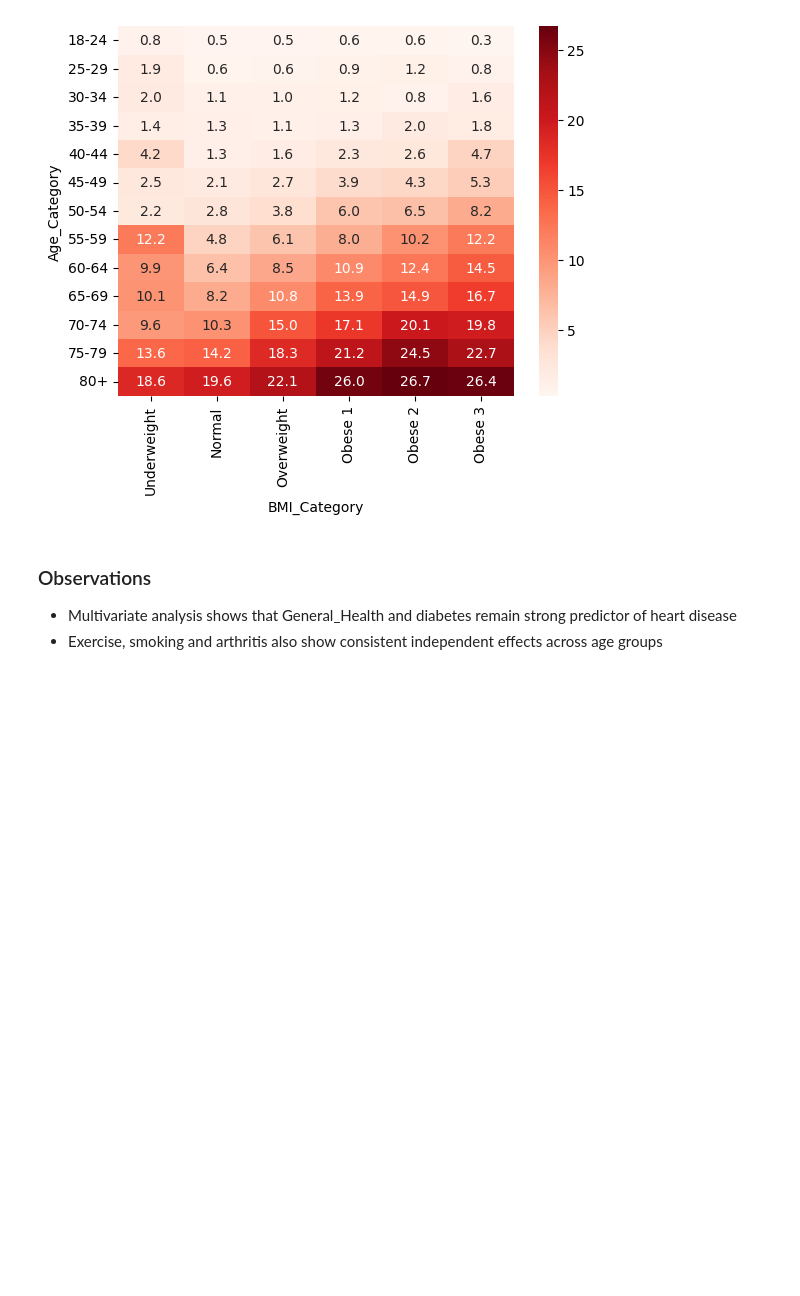
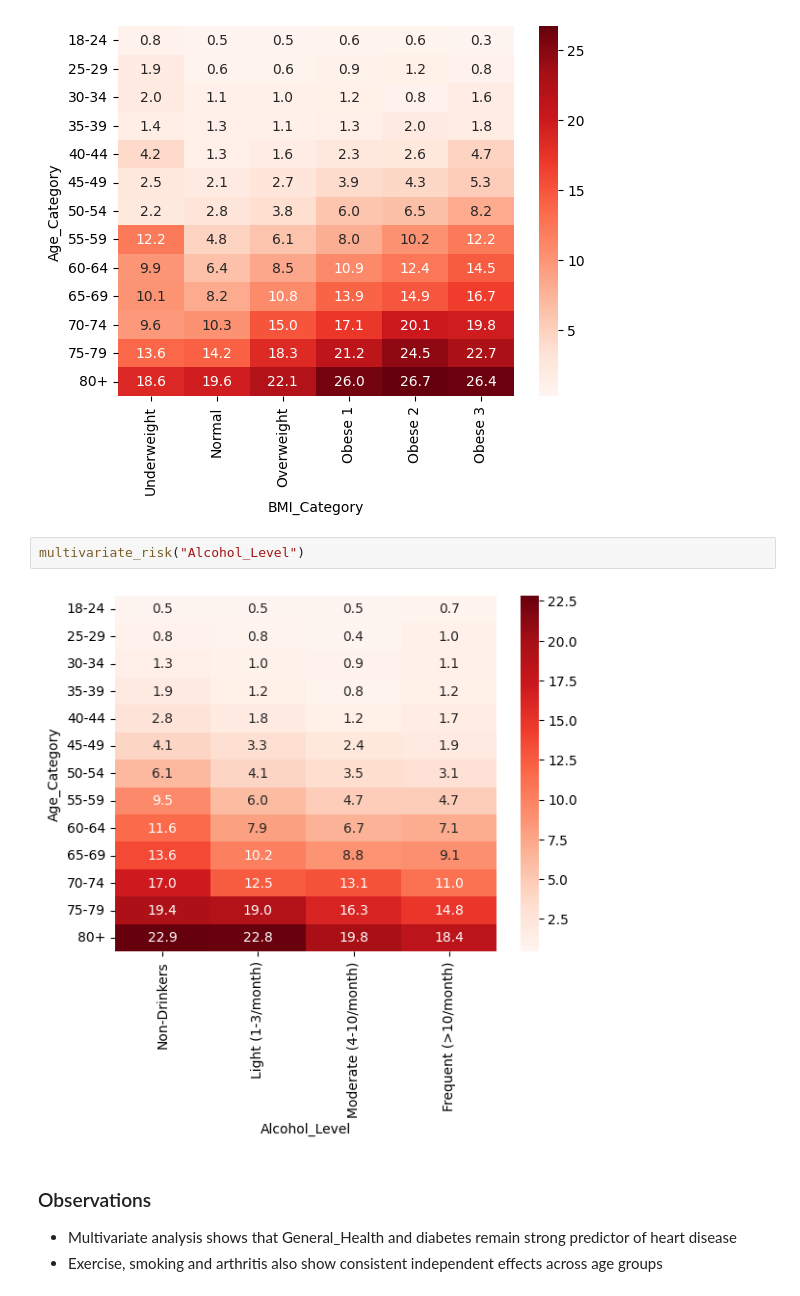
Before and after one commit to its-rhasil/cardio-risk, a Jupyter notebook: notebooks/03_eda.ipynb, the cells around one changed output. Cells and saved outputs as stored; diff of their text form; blank space fills up the shorter version.

```diff
--- a/notebooks/03_eda.ipynb
+++ b/notebooks/03_eda.ipynb
@@ -183,6 +183,10 @@ multivariate_risk("Exercise")
 multivariate_risk("BMI_Category")
 # %% [output]
 [figure]
+# %%
+multivariate_risk("Alcohol_Level")
+# %% [output]
+[figure, added]
 # %% [markdown]
 ### Observations
 
```
Also changed, not shown: 2 other files.
